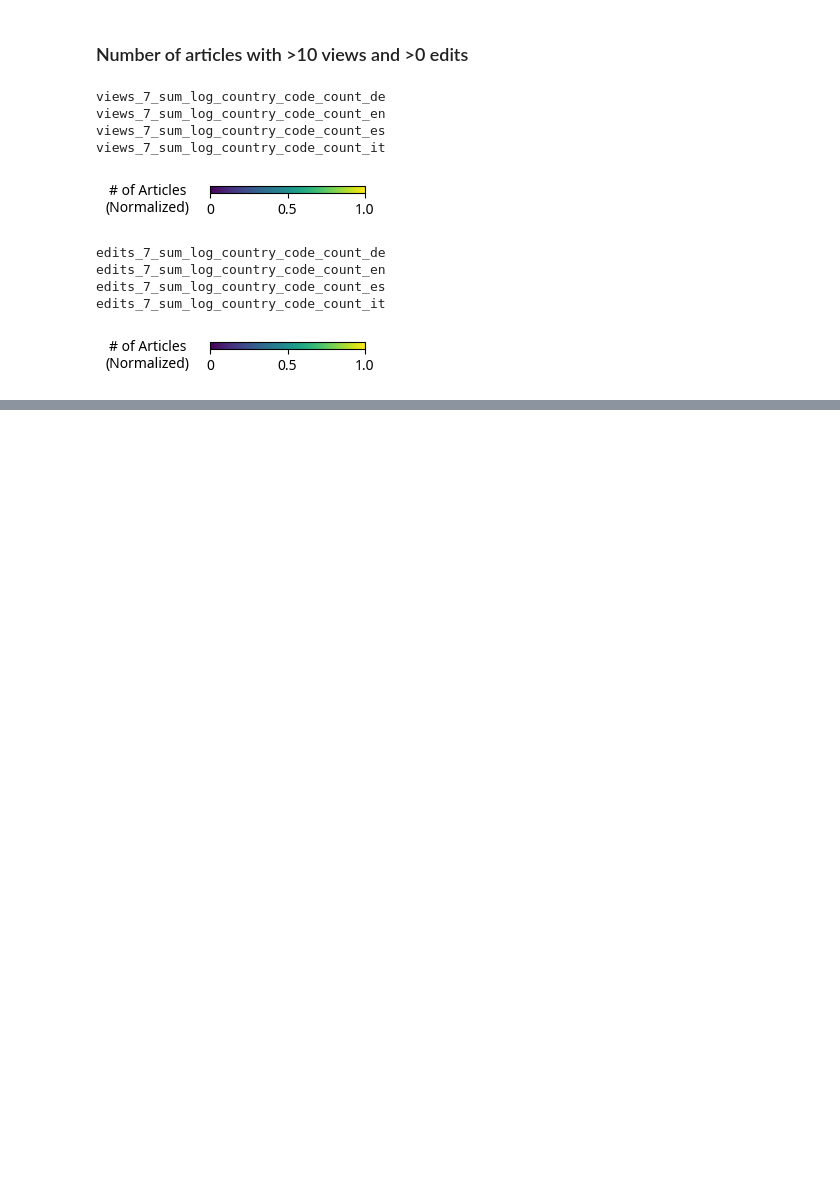
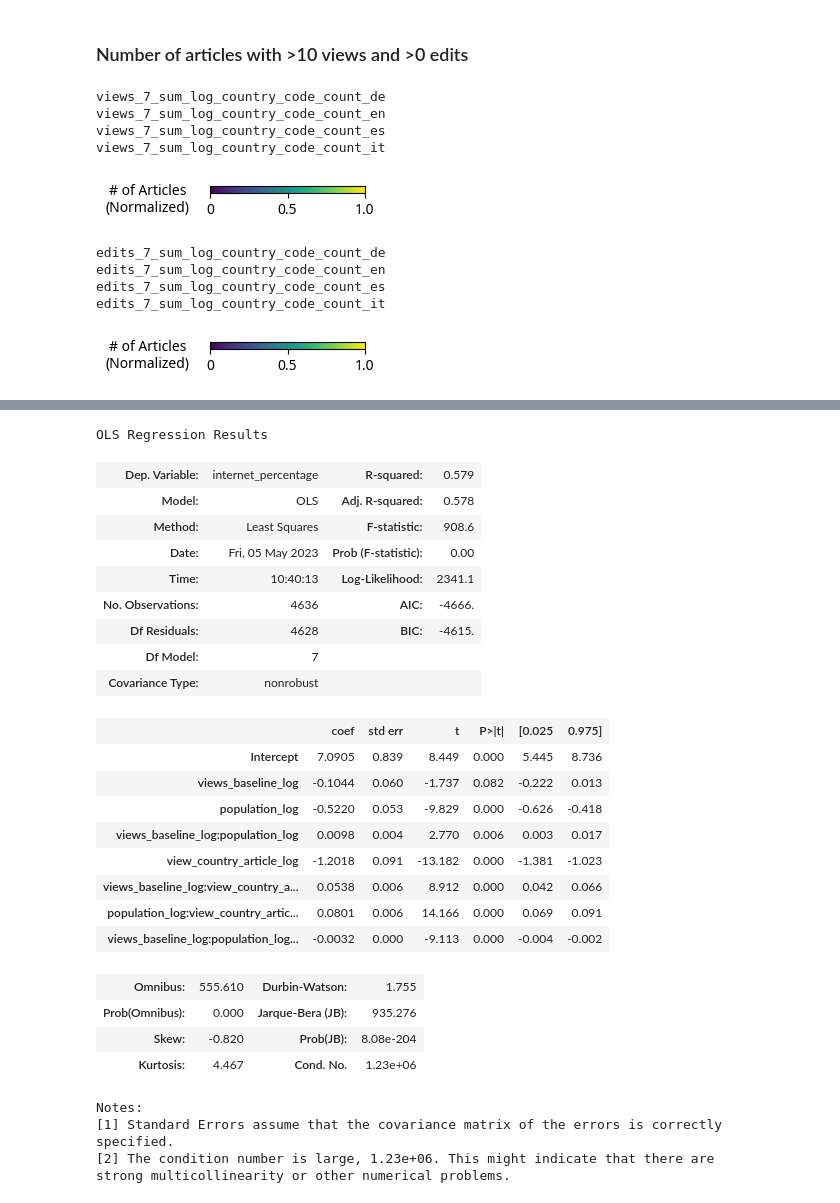
Before and after one commit to ruptho/wiki-event-bias, a Jupyter notebook: plot_metrics.ipynb, the cells around one changed output, grey strips where cells are left out. Saved outputs shown, nothing was run; the diff lists cells and outputs as text; code cells hidden in the pictures; blank space fills up the shorter version.

```diff
--- a/plot_metrics.ipynb
+++ b/plot_metrics.ipynb
@@ -94,0 +164,32 @@ edits_7_sum_log_country_code_count_it
+# %%
+mod = smf.ols(formula='internet_percentage ~ views_baseline_log * population_log * view_country_article_log', data=df_population)
+res = mod.fit()
+res.summary()
+# %% [output]
+OLS Regression Results
+| Dep. Variable: | internet_percentage | R-squared: | 0.579 |
+| Model: | OLS | Adj. R-squared: | 0.578 |
+| Method: | Least Squares | F-statistic: | 908.6 |
+| Date: | Fri, 05 May 2023 | Prob (F-statistic): | 0.00 |
+| Time: | 10:40:13 | Log-Likelihood: | 2341.1 |
+| No. Observations: | 4636 | AIC: | -4666. |
+| Df Residuals: | 4628 | BIC: | -4615. |
+| Df Model: | 7 |  |  |
+| Covariance Type: | nonrobust |  |  |
+|  | coef | std err | t | P>|t| | [0.025 | 0.975] |
+| Intercept | 7.0905 | 0.839 | 8.449 | 0.000 | 5.445 | 8.736 |
+| views_baseline_log | -0.1044 | 0.060 | -1.737 | 0.082 | -0.222 | 0.013 |
+| population_log | -0.5220 | 0.053 | -9.829 | 0.000 | -0.626 | -0.418 |
+| views_baseline_log:population_log | 0.0098 | 0.004 | 2.770 | 0.006 | 0.003 | 0.017 |
+| view_country_article_log | -1.2018 | 0.091 | -13.182 | 0.000 | -1.381 | -1.023 |
+| views_baseline_log:view_country_a... | 0.0538 | 0.006 | 8.912 | 0.000 | 0.042 | 0.066 |
+| population_log:view_country_artic... | 0.0801 | 0.006 | 14.166 | 0.000 | 0.069 | 0.091 |
+| views_baseline_log:population_log... | -0.0032 | 0.000 | -9.113 | 0.000 | -0.004 | -0.002 |
+| Omnibus: | 555.610 | Durbin-Watson: | 1.755 |
+| Prob(Omnibus): | 0.000 | Jarque-Bera (JB): | 935.276 |
+| Skew: | -0.820 | Prob(JB): | 8.08e-204 |
+| Kurtosis: | 4.467 | Cond. No. | 1.23e+06 |
+Notes:
+[1] Standard Errors assume that the covariance matrix of the errors is correctly specified.
+[2] The condition number is large, 1.23e+06. This might indicate that there are
+strong multicollinearity or other numerical problems.
```
Also changed, not shown: parts of 12 cells of this notebook, 12 other files.
